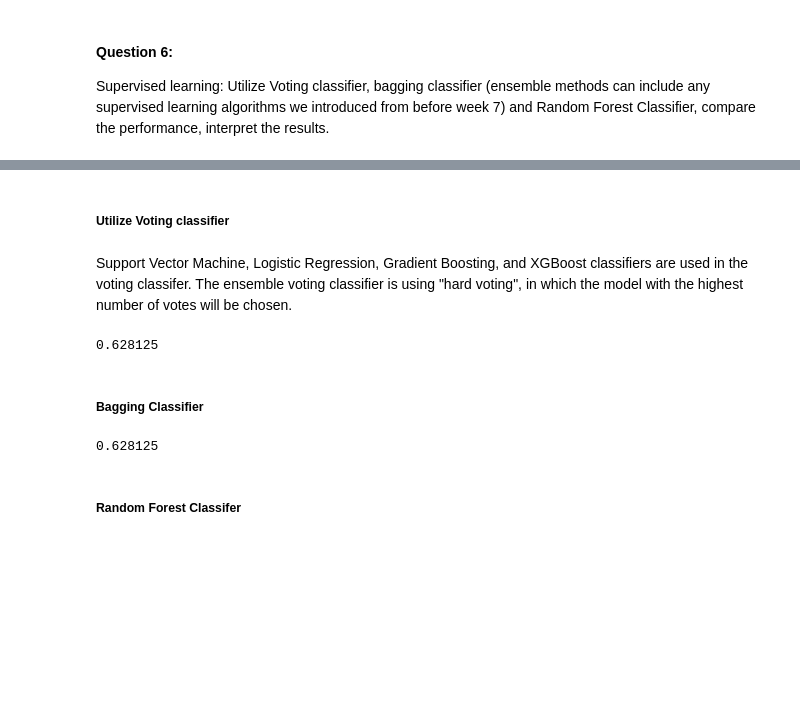
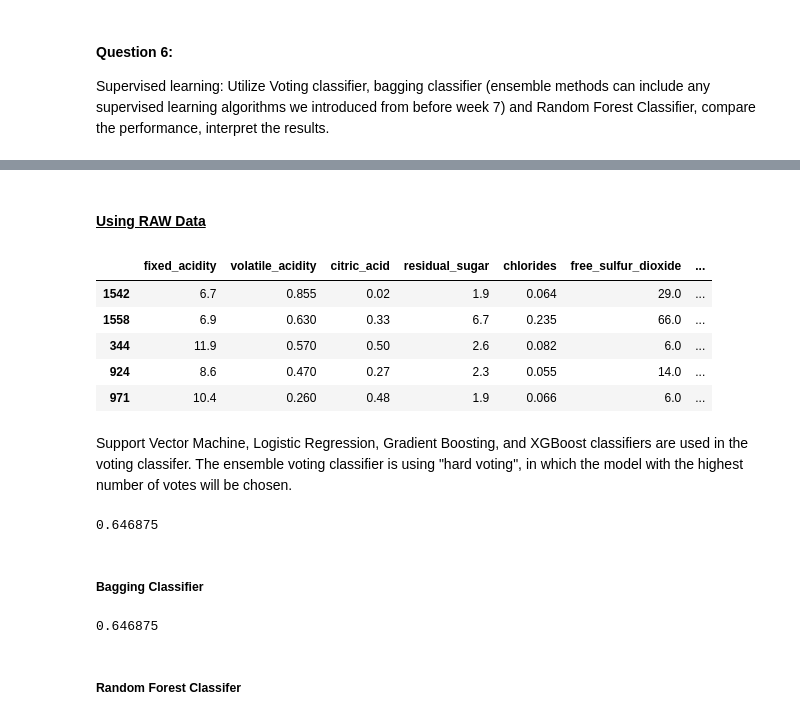
Before and after one commit to miggytrinidad/INFOT70_A3, a Jupyter notebook: INFOT780-assignment3.ipynb, the cells around one changed output, grey strips where cells are left out. Saved outputs shown, nothing was run; the diff lists cells and outputs as text; code cells hidden in the pictures; blank space fills up the shorter version.

```diff
--- a/INFOT780-assignment3.ipynb
+++ b/INFOT780-assignment3.ipynb
@@ -574,11 +572,18 @@ Supervised learning: Utilize Voting classifier, bagging classifier (ensemble met
+# %% [markdown]
+#### <u>Using RAW Data<u/>
 # %%
 #Split data to train and test datasets
 from sklearn.model_selection import train_test_split
-df_dr = pd.DataFrame(X_train_reduced, columns=['pc1','pc2', 'pc3', 'pc4', 'pc5', 'pc6'])
 
-X_train, X_test, y_train, y_test = train_test_split(df_dr, y, test_size = 0.2, stratify = y, random_state = 42)
+X_train, X_test, y_train, y_test = train_test_split(X, y, test_size = 0.2, stratify = y, random_state = 42)
+X_train.head()
+# %% [output]
+|  | fixed_acidity | volatile_acidity | citric_acid | residual_sugar | chlorides | free_sulfur_dioxide | ... |
+| 1542 | 6.7 | 0.855 | 0.02 | 1.9 | 0.064 | 29.0 | ... |
+| 1558 | 6.9 | 0.630 | 0.33 | 6.7 | 0.235 | 66.0 | ... |
+| 344 | 11.9 | 0.570 | 0.50 | 2.6 | 0.082 | 6.0 | ... |
+| 924 | 8.6 | 0.470 | 0.27 | 2.3 | 0.055 | 14.0 | ... |
+| 971 | 10.4 | 0.260 | 0.48 | 1.9 | 0.066 | 6.0 | ... |
-# %% [markdown]
-##### Utilize Voting classifier
 # %% [markdown]
 Support Vector Machine, Logistic Regression, Gradient Boosting, and XGBoost classifiers are used in the voting classifer. The ensemble voting classifier is using "hard voting", in which the model with the highest number of votes will be chosen.
 # %%
@@ -594,10 +599,11 @@ clf = ensemble.VotingClassifier(estimators = [('svm',svmClf),
                                                 voting='hard') # construct the ensemble classifier
 clf.fit(X_train, y_train) # train the ensemble classifier
 
+#score the model
 voting_score = clf.score(X_test, y_test)
 voting_score
 # %% [output]
-0.628125
+0.646875
 # %% [markdown]
 ##### Bagging Classifier
 # %%
@@ -610,10 +616,12 @@ bc_clf = BaggingClassifier(DecisionTreeClassifier(), n_estimators=500,
 bc_clf.fit(X_train, y_train)
 
 preds_bc_clf = bc_clf.predict(X_test)
+
+#score the model
 bagging_score = clf.score(X_test, y_test)
 bagging_score
 # %% [output]
-0.628125
+0.646875
 # %% [markdown]
 ##### Random Forest Classifer
 # %%
```
Also changed, not shown: parts of 39 cells of this notebook.
